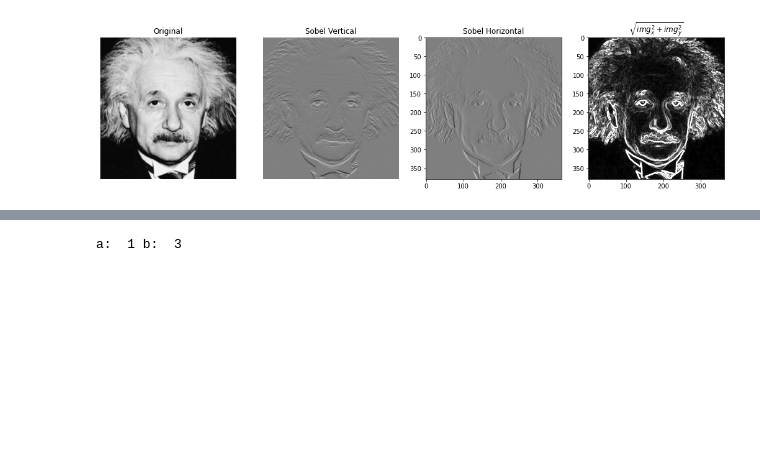
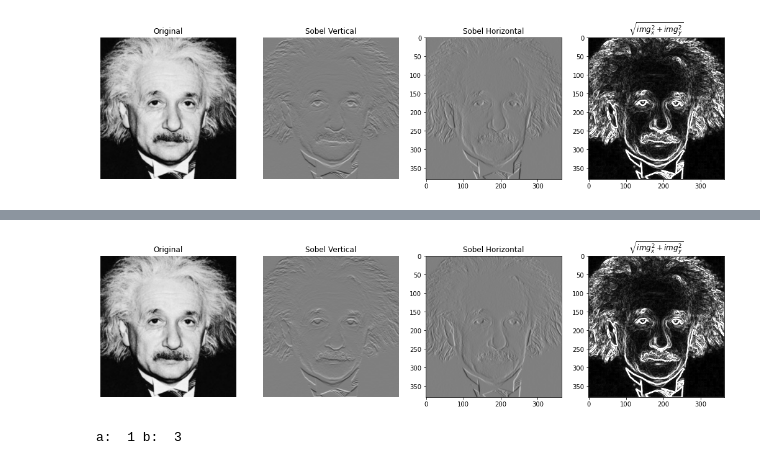
Before and after one commit to limalkasadith/S4-EN2550-Workspace, a Jupyter notebook: Assignments/Assignment-1/190538N_Assignment_1.ipynb, the cells around one changed output, grey strips where cells are left out. Saved outputs shown, nothing was run; the diff lists cells and outputs as text; code cells hidden in the pictures; blank space fills up the shorter version.

```diff
--- a/Assignments/Assignment-1/190538N_Assignment_1.ipynb
+++ b/Assignments/Assignment-1/190538N_Assignment_1.ipynb
@@ -271,3 +315,39 @@ plt.show()
+# %%
+#Q6 - part C
+img = cv.imread('einstein.png',cv.IMREAD_GRAYSCALE).astype('float32')
+assert img is not None, "img Not Found!!"
+
+sobel_h1 = np.array([[1],[2],[1]])
+sobel_h2 = np.array([[1,0,-1]])
+
+sobel_v1 = np.array([[1],[0],[-1]])
+sobel_v2 = np.array([[1,2,1]])
+
+img_y= convolve2D(img,sobel_h1)
+img_yy= convolve2D(img_y , sobel_h2)
+
+img_x= convolve2D(img,sobel_v1)
+img_xx= convolve2D(img_x , sobel_v2)
+
+grad_mag = np.sqrt(img_xx**2 + img_yy**2)
+
+fig,ax = plt.subplots(1,4,figsize=(18,6))
+ax[0].imshow(img,cmap='gray',vmin=0,vmax=255)
+ax[1].imshow(img_xx,cmap='gray',vmin=-1020,vmax=1020)
+ax[2].imshow(img_yy,cmap='gray',vmin=-1020,vmax=1020)
+ax[3].imshow(grad_mag,cmap='gray',vmin=0,vmax=255)
+
+ax[0].axis('off')
+ax[1].axis('off')
+
+ax[0].set_title("Original")
+ax[1].set_title("Sobel Vertical")
+ax[2].set_title("Sobel Horizontal")
+ax[3].set_title("$\sqrt{img_x^2 + img_y^2}$")
+
+plt.show()
+# %% [output]
+[figure, added]
 # %%
 #Q7
 import numpy as np
```
Also changed, not shown: parts of 1 cell of this notebook.
